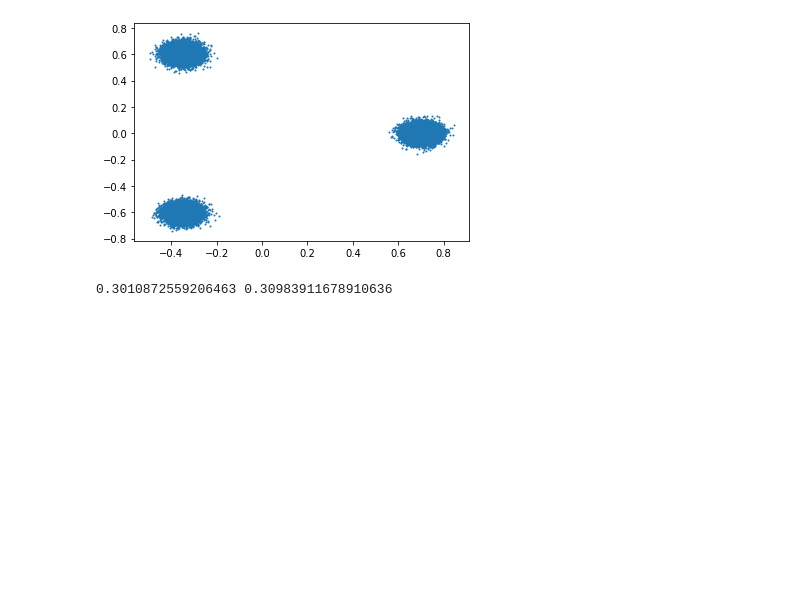
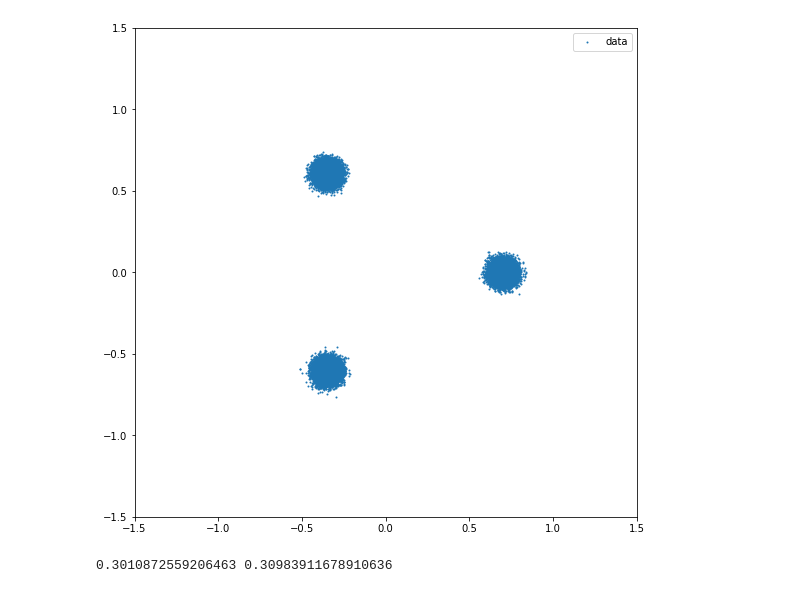
Before and after one commit to km01/myNN, a Jupyter notebook: GenerativeModel/catGAN/catGAN.ipynb, the cells around one changed output. Cells and saved outputs as stored; diff of their text form; code cells hidden in the pictures; blank space fills up the shorter version.

```diff
--- a/GenerativeModel/catGAN/catGAN.ipynb
+++ b/GenerativeModel/catGAN/catGAN.ipynb
@@ -18,36 +18,39 @@ class CustomDataSet(torch.utils.data.Dataset):
 
         self.n_group = n_group
         self.n_data = n_data
         _data = np.random.randn(self.n_data, 2)
         _label = np.ndarray(self.n_data, dtype=np.int)
         _mu = []
         _sig = 0.05
         for k in range(n_group):
             _mu.append([np.cos(2.0 * np.pi * k / n_group), np.sin(2.0 * np.pi * k / n_group)])
         for i in range(n_data):
             _data[i][0] = _sig * _data[i][0] + _mu[i % n_group][0]
             _data[i][1] = _sig * _data[i][1] + _mu[i % n_group][1]
             _label[i] = i % n_group
 
         self.data = torch.as_tensor(_data, dtype=torch.float32) * 0.7
         self.label = torch.as_tensor(_label, dtype=torch.int64)
 
     def __len__(self):
         return self.n_data
 
     def __getitem__(self, idx):
         # return self.data[idx], self.label[idx]
         return self.data[idx]
 
 
 data_size = 60000
 dataset = CustomDataSet(n_group=3, n_data=data_size)
-
+plt.figure(figsize=(9, 9))
 data_points = dataset.data.numpy()
-plt.scatter(data_points[:, 0], data_points[:, 1], s=1)
+plt.xlim(-1.5, 1.5)
+plt.ylim(-1.5, 1.5)
+plt.scatter(data_points[:, 0], data_points[:, 1], s=1, label='data')
+plt.legend()
 plt.show()
 # %% [output]
-[figure, old version]
+[figure, new version]
 # %%
 device = 'cpu'
 # %%
```
Also changed, not shown: parts of 1 cell of this notebook.
